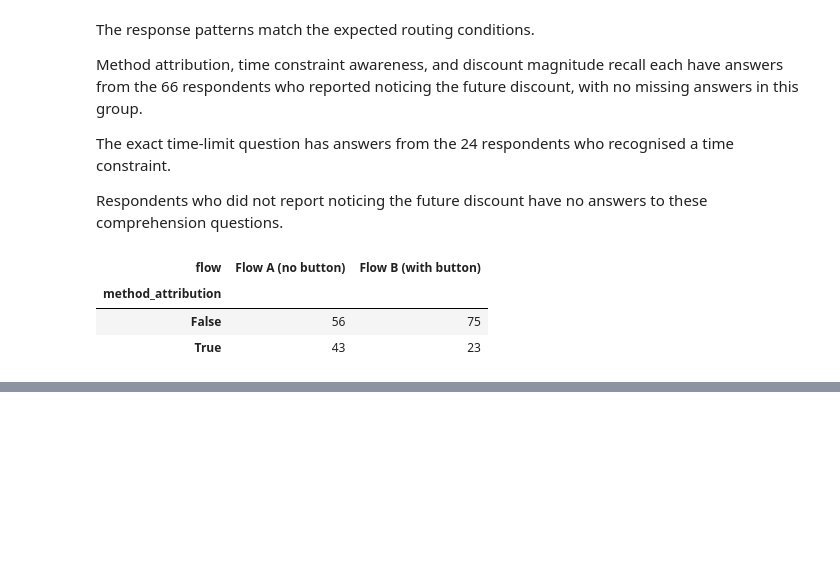
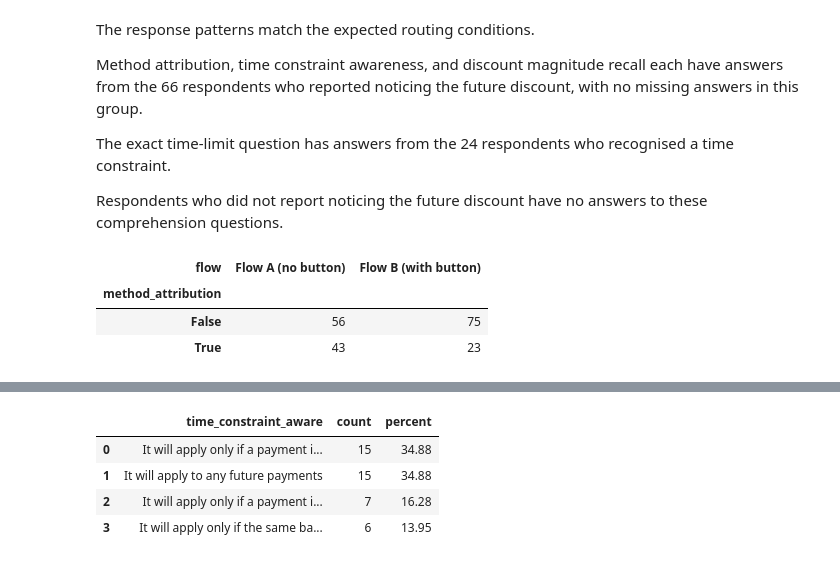
Before and after one commit to elena-kolo/payment-flow-experimentation-analysis, a Jupyter notebook: notebooks/03_prototype_analysis.ipynb, the cells around one changed output, grey strips where cells are left out. Saved outputs shown, nothing was run; the diff lists cells and outputs as text; code cells hidden in the pictures; blank space fills up the shorter version.

Commit message:
Add method attribution and time constraint comprehension analysis

```diff
--- a/notebooks/03_prototype_analysis.ipynb
+++ b/notebooks/03_prototype_analysis.ipynb
@@ -998,0 +1012,8 @@ The analysis will be descriptive. Results will apply to respondents in Flow A wh
+# %%
+#calculate counts and percentages
+method_attribution_counts = df_extracted.query('flow == "Flow A (no button)"').method_attribution.value_counts()
+method_attribution_pct = method_attribution_counts.div(method_attribution_counts.sum()).mul(100)
+method_attribution_counts_pct = pd.DataFrame({'count': method_attribution_counts, 'percent': method_attribution_pct}).reset_index()
+
+pd.set_option('display.max_colwidth', None)
+display(method_attribution_counts_pct.round(2))
@@ -998,0 +1049,13 @@ The analysis will be descriptive. Results will apply to respondents in Flow A wh
+# %%
+#calculate counts and percentages
+time_constraint_counts = df_extracted.query('flow == "Flow A (no button)"').time_constraint_aware.value_counts()
+time_constraint_pct = time_constraint_counts.div(time_constraint_counts.sum()).mul(100)
+time_constraint_counts_pct = pd.DataFrame({'count': time_constraint_counts, 'percent': time_constraint_pct}).reset_index()
+
+display(time_constraint_counts_pct.round(2))
+# %% [output]
+|  | time_constraint_aware | count | percent |
+| 0 | It will apply only if a payment i... | 15 | 34.88 |
+| 1 | It will apply to any future payments | 15 | 34.88 |
+| 2 | It will apply only if a payment i... | 7 | 16.28 |
+| 3 | It will apply only if the same ba... | 6 | 13.95 |
```
Also changed, not shown: parts of 11 cells of this notebook.
